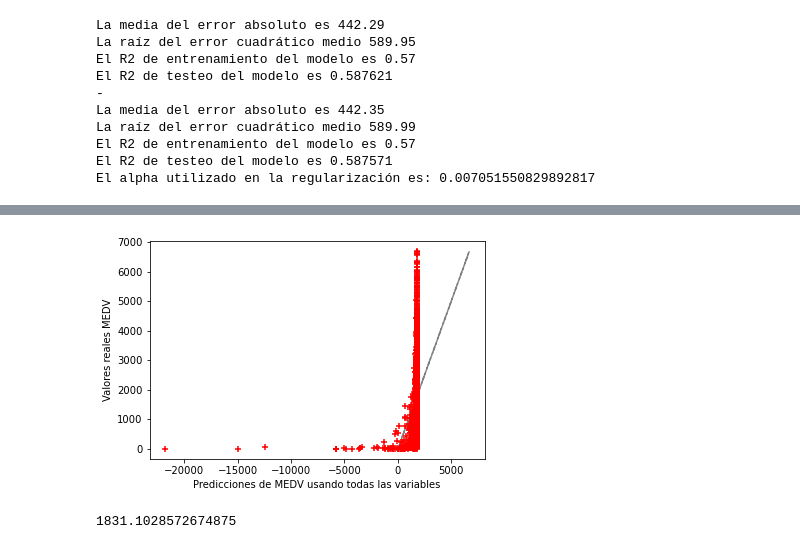
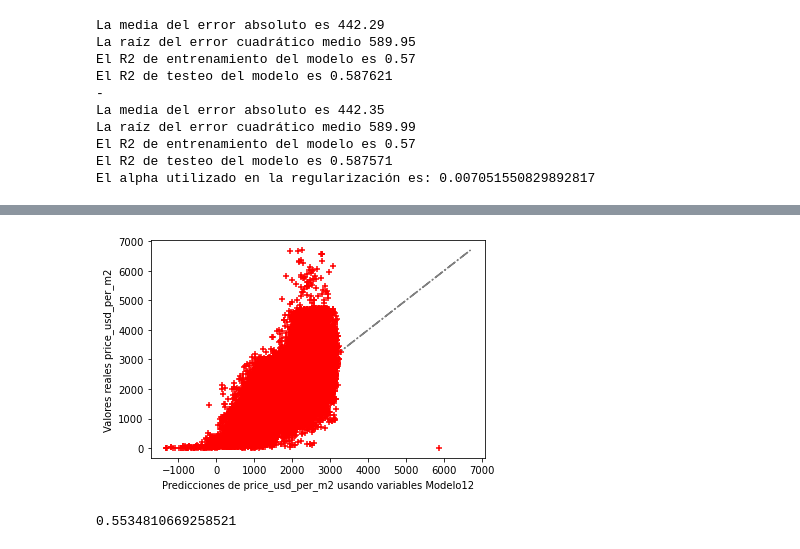
Before and after one commit to varelapablos/Desafio1-G3, a Jupyter notebook: Notebook - Desafio 2 - Alan.ipynb, the cells around one changed output, grey strips where cells are left out. Saved outputs shown, nothing was run; the diff lists cells and outputs as text; code cells hidden in the pictures.

```diff
--- a/Notebook - Desafio 2 - Alan.ipynb
+++ b/Notebook - Desafio 2 - Alan.ipynb
@@ -938,13 +950,20 @@ Modelo 1
+# %%
+X = data[feature_cols16]
+y = data.price_usd_per_m2
+
+X_train, X_test, y_train, y_test = train_test_split(X, y, random_state=10)
+lm = LinearRegression()
+modelo = lm.fit(X_train, y_train)
+predictions17 = modelo.predict(X)
 # %%
-# Graficamos el modelo 1: -> clase regresion lineal simple
-plt.plot(z,z, '-.',c='grey')
-plt.scatter(predictions1, y, s=30, c='r', marker='+', zorder=10)
-plt.xlabel("Predicciones de MEDV usando todas las variables")
-plt.ylabel("Valores reales MEDV")
+# Graficamos el modelo 17:
+plt.plot(y,y, '-.',c='grey')
+plt.scatter(predictions17, y, s=30, c='r', marker='+', zorder=10)
+plt.xlabel("Predicciones de price_usd_per_m2 usando variables Modelo12")
+plt.ylabel("Valores reales price_usd_per_m2")
 plt.show()
 
-modelo1.coef_
-modelo1.intercept_
+print(modelo.score(X_test, y_test))
 # %% [output]
-[figure, old version]
+[figure, new version]
-1831.1028572674875
+0.5534810669258521
```
Also changed, not shown: parts of 7 cells of this notebook.
